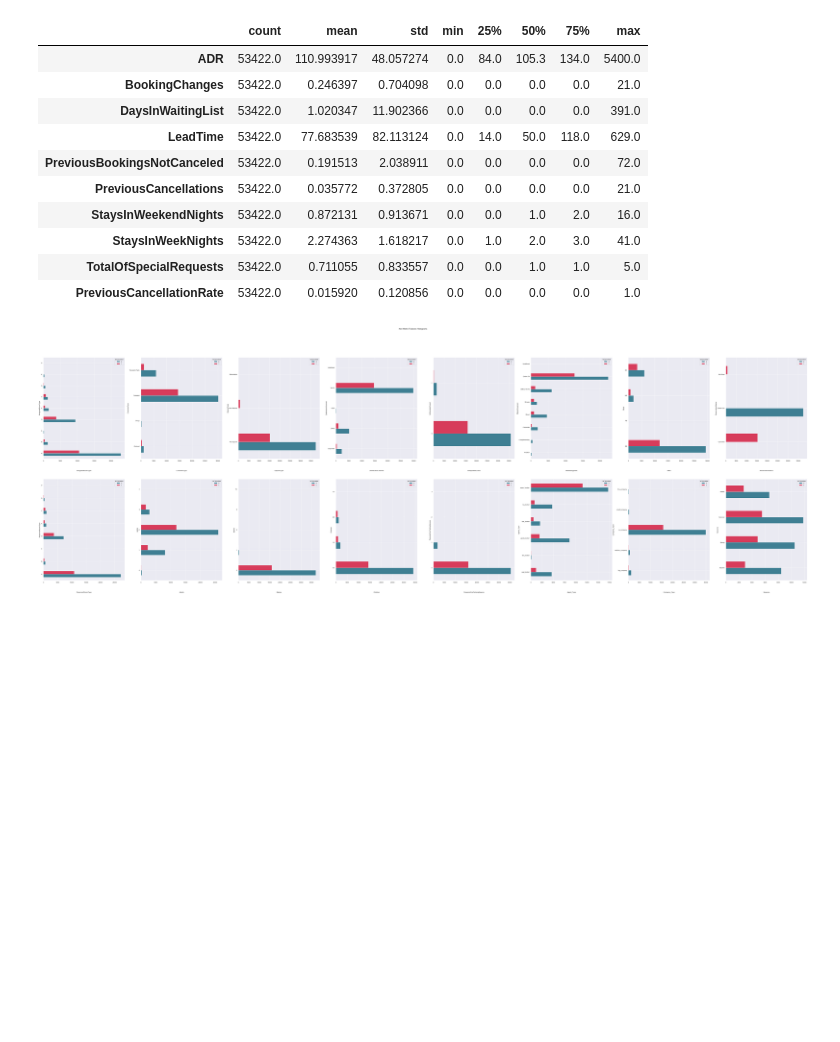
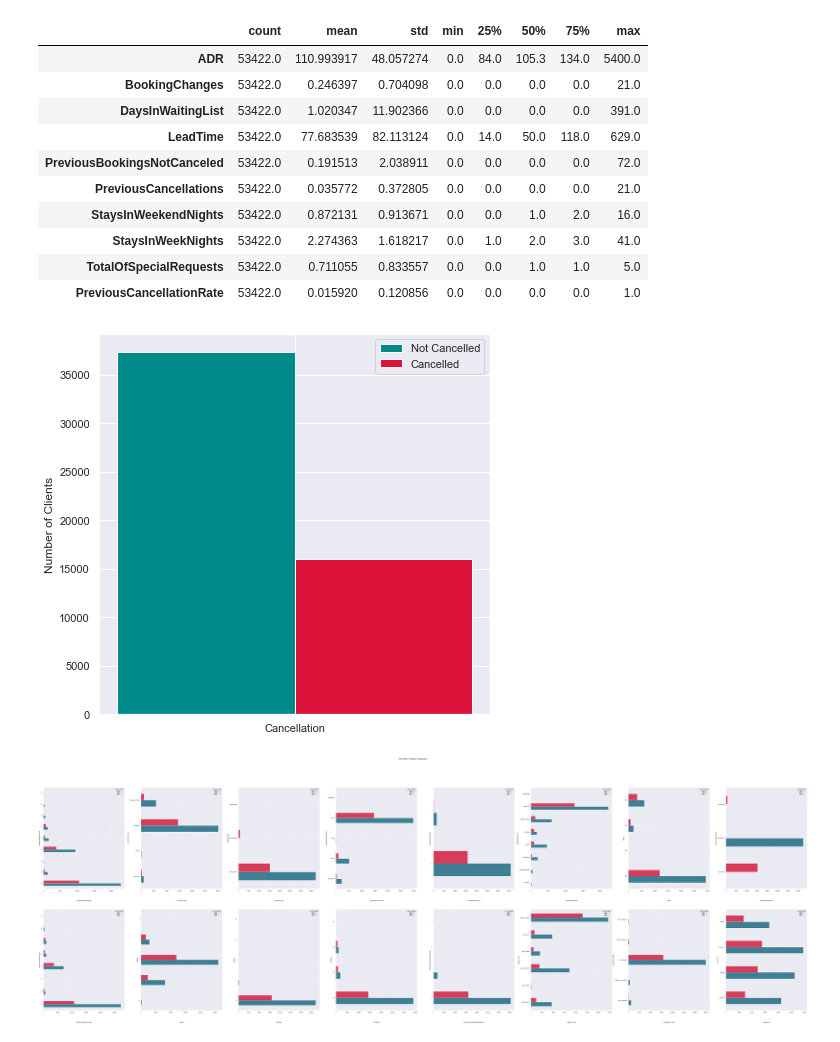
Before and after one commit to diogobulhosa/BC2, a Jupyter notebook: scripts/BC2-Notebook_Visuals.ipynb, the cells around one changed output. Drawn from its saved outputs; the diff is of its cells as text; code cells hidden in the pictures; blank space fills up the shorter version.

```diff
--- a/scripts/BC2-Notebook_Visuals.ipynb
+++ b/scripts/BC2-Notebook_Visuals.ipynb
@@ -35,6 +35,25 @@ df[metric_features].describe().T
 | StaysInWeekNights | 53422.0 | 2.274363 | 1.618217 | 0.0 | 1.0 | 2.0 | 3.0 | 41.0 |
 | TotalOfSpecialRequests | 53422.0 | 0.711055 | 0.833557 | 0.0 | 0.0 | 1.0 | 1.0 | 5.0 |
 | PreviousCancellationRate | 53422.0 | 0.015920 | 0.120856 | 0.0 | 0.0 | 0.0 | 0.0 | 1.0 |
+# %%
+fig, ax = plt.subplots(figsize=(7,7))
+X = ['Cancellation']
+yes_canc = [df[df.IsCanceled == 0]['ADR'].count()]
+no_canc = [df[df.IsCanceled == 1]['ADR'].count()]
+
+X_axis = np.arange(len(X))
+
+plt.bar(X_axis - 0.2, yes_canc, 0.4, label = 'Not Cancelled', color='darkcyan')
+plt.bar(X_axis + 0.2, no_canc, 0.4, label = 'Cancelled', color='crimson')
+
+plt.xticks(X_axis, X)
+plt.ylabel("Number of Clients")
+plt.legend()
+plt.show()
+
+plt.show()
+# %% [output]
+[figure, added]
 # %%
 # Non Metric Features Histograms except dates
 nmtplotft = ['AssignedRoomType', 'CustomerType', 'DepositType',
```
Also changed, not shown: parts of 3 cells of this notebook, 1 other file.
